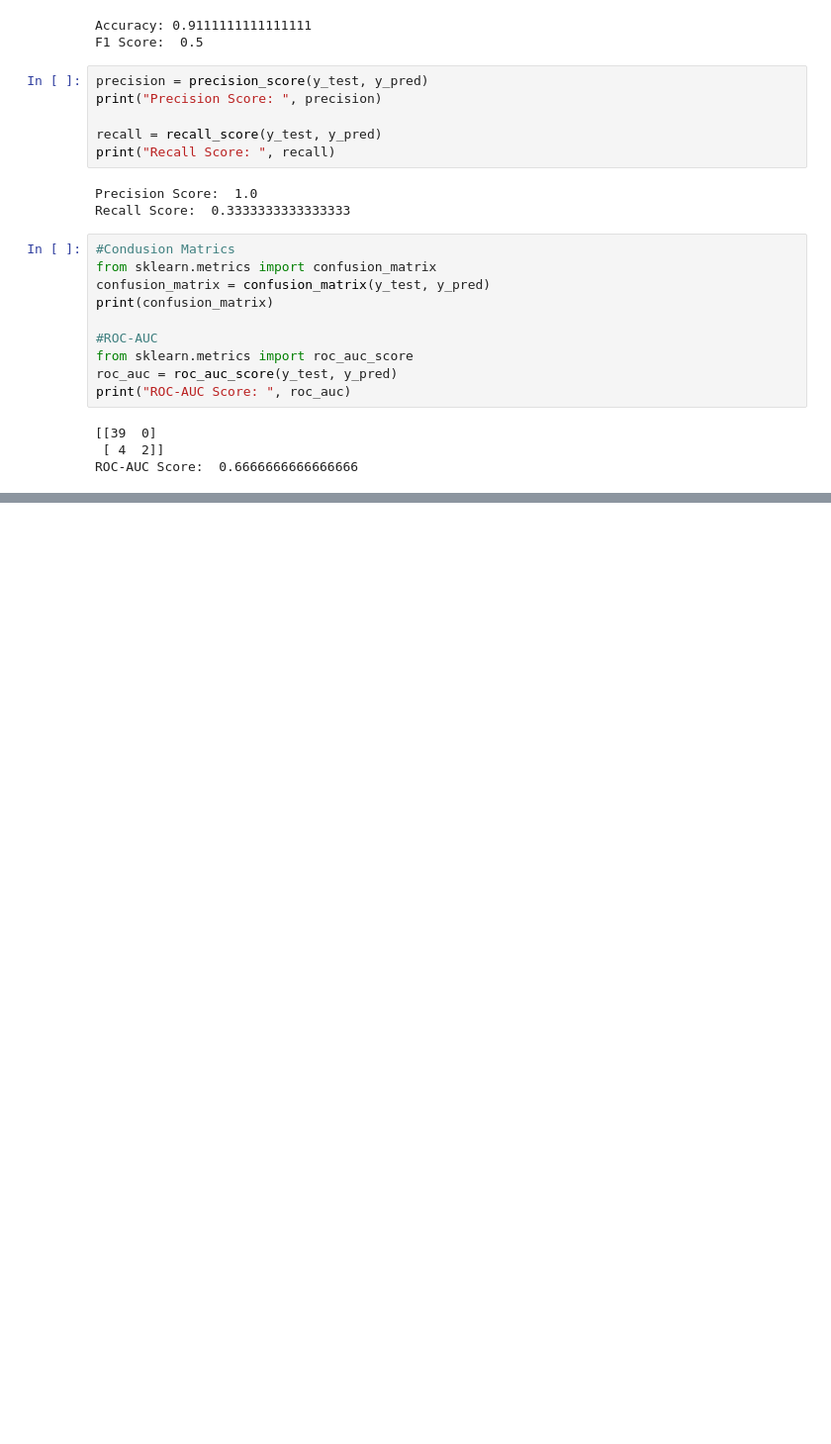
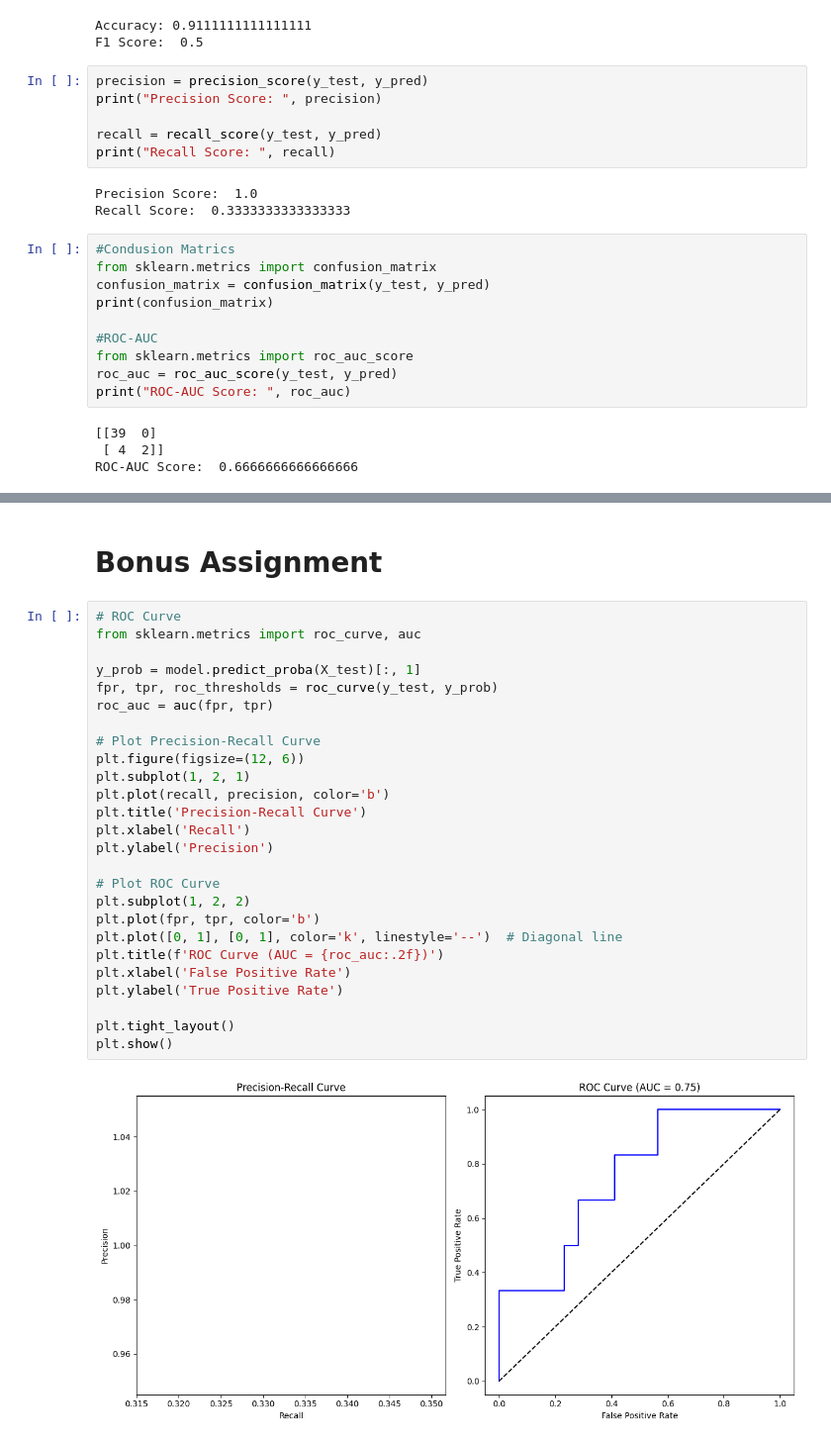
Before and after one commit to Harshvardhan-Moundekar/Machine_Learning, a Jupyter notebook: ML_P03.ipynb, the cells around one changed output, grey strips where cells are left out. Shown: that part at 99% size. Saved outputs shown, nothing was run; the diff lists cells and outputs as text; blank space fills up the shorter version.

```diff
--- a/ML_P03.ipynb
+++ b/ML_P03.ipynb
@@ -153,0 +164,30 @@ ROC-AUC Score:  0.6666666666666666
+# %% [markdown]
+<h1> Bonus Assignment </h1>
+# %%
+# ROC Curve
+from sklearn.metrics import roc_curve, auc
+
+y_prob = model.predict_proba(X_test)[:, 1]
+fpr, tpr, roc_thresholds = roc_curve(y_test, y_prob)
+roc_auc = auc(fpr, tpr)
+
+# Plot Precision-Recall Curve
+plt.figure(figsize=(12, 6))
+plt.subplot(1, 2, 1)
+plt.plot(recall, precision, color='b')
+plt.title('Precision-Recall Curve')
+plt.xlabel('Recall')
+plt.ylabel('Precision')
+
+# Plot ROC Curve
+plt.subplot(1, 2, 2)
+plt.plot(fpr, tpr, color='b')
+plt.plot([0, 1], [0, 1], color='k', linestyle='--')  # Diagonal line
+plt.title(f'ROC Curve (AUC = {roc_auc:.2f})')
+plt.xlabel('False Positive Rate')
+plt.ylabel('True Positive Rate')
+
+plt.tight_layout()
+plt.show()
+# %% [output]
+[figure, added]
```
Also changed, not shown: parts of 3 cells of this notebook.
